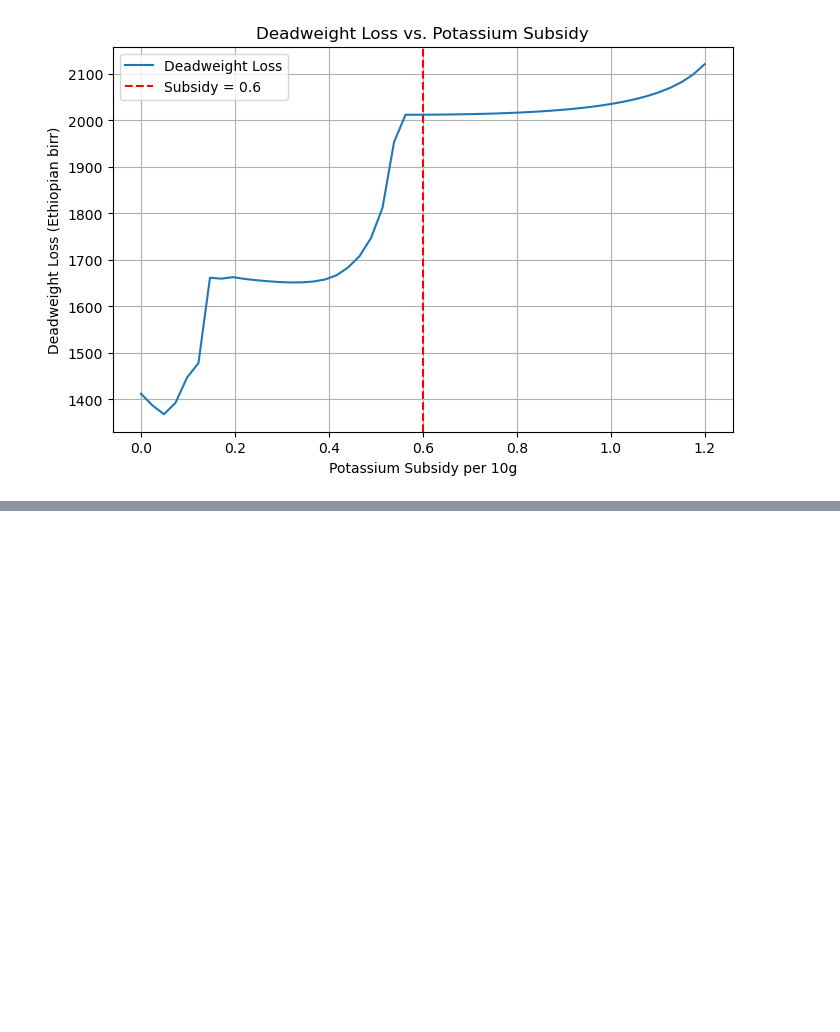
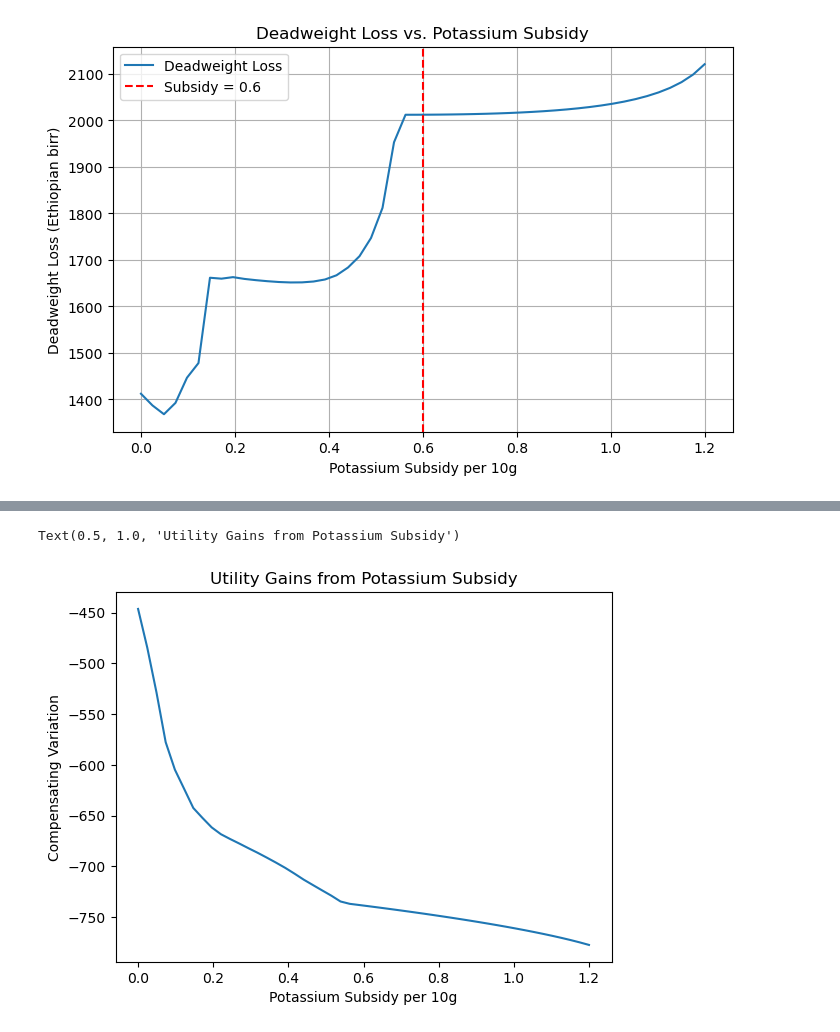
Before and after one commit to lauremariho/proj4_LutherBurbank, a Jupyter notebook: ethiopia_code.ipynb, the cells around one changed output, grey strips where cells are left out. Cells and saved outputs as stored; diff of their text form; code cells hidden in the pictures; blank space fills up the shorter version.

Commit message:
added diminishing returns graph

```diff
--- a/ethiopia_code.ipynb
+++ b/ethiopia_code.ipynb
@@ -1108,0 +1106,17 @@ np.float64(nan)
+# %%
+cv_list = []
+for s in subsidy_rates:
+    p_subsidy = p.subtract((potassium / 10 * s), axis=0)
+    p_subsidy = np.maximum(p_subsidy, 1)
+    pbar_subsidy = p_subsidy.mean(axis=1)
+    pbar_subsidy = pbar_subsidy[result1.beta.index].replace(np.nan, 1)
+    cv = compensating_variation(U0, pbar, pbar_subsidy)
+    cv_list.append(cv)
+
+plt.plot(subsidy_rates, cv_list)
+plt.xlabel("Potassium Subsidy per 10g")
+plt.ylabel("Compensating Variation")
+plt.title("Utility Gains from Potassium Subsidy")
+# %% [output]
+Text(0.5, 1.0, 'Utility Gains from Potassium Subsidy')
+[figure, added]
```
Also changed, not shown: parts of 1 cell of this notebook.
